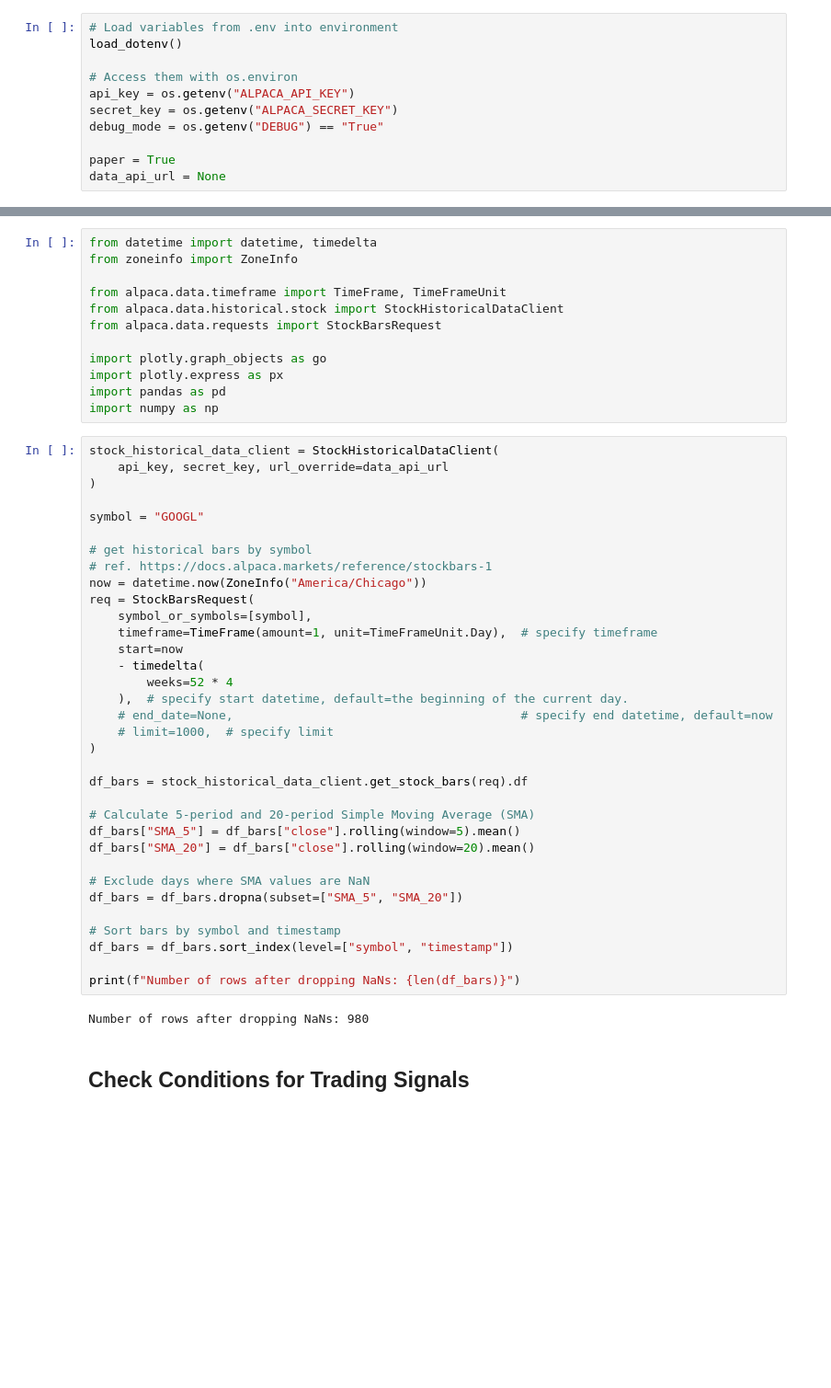
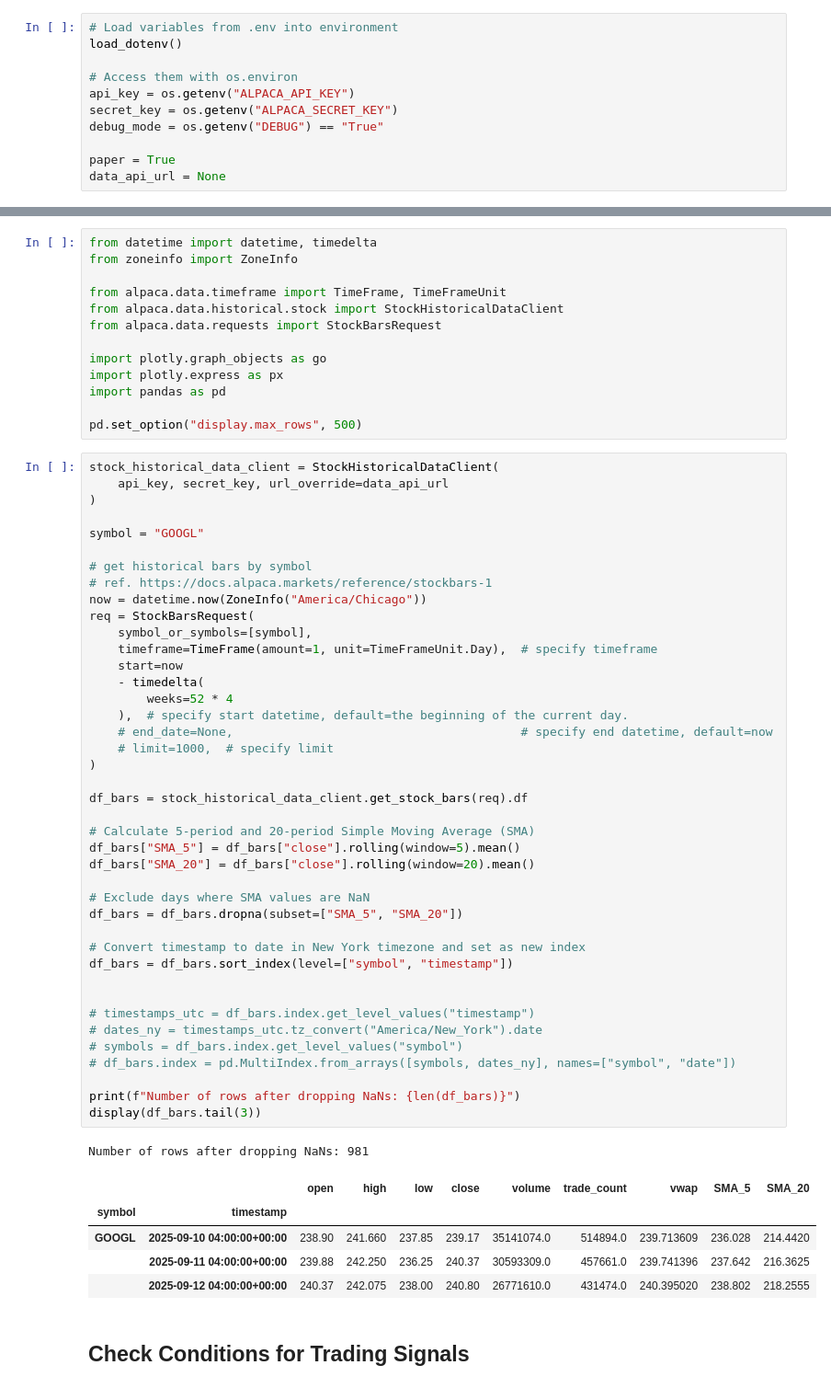
Before and after one commit to subwaymatch/alpaca-market-data-api-example, a Jupyter notebook: historical-data.ipynb, the cells around one changed output, grey strips where cells are left out. Shown at 92% size. Drawn from its saved outputs; the diff is of its cells as text; blank space fills up the shorter version.

```diff
--- a/historical-data.ipynb
+++ b/historical-data.ipynb
@@ -23,7 +25,8 @@ from alpaca.data.requests import StockBarsRequest
 import plotly.graph_objects as go
 import plotly.express as px
 import pandas as pd
-import numpy as np
+
+pd.set_option("display.max_rows", 500)
 # %%
 stock_historical_data_client = StockHistoricalDataClient(
     api_key, secret_key, url_override=data_api_url
@@ -31,35 +34,47 @@ stock_historical_data_client = StockHistoricalDataClient(
 
 symbol = "GOOGL"
 
 # get historical bars by symbol
 # ref. https://docs.alpaca.markets/reference/stockbars-1
 now = datetime.now(ZoneInfo("America/Chicago"))
 req = StockBarsRequest(
     symbol_or_symbols=[symbol],
     timeframe=TimeFrame(amount=1, unit=TimeFrameUnit.Day),  # specify timeframe
     start=now
     - timedelta(
         weeks=52 * 4
     ),  # specify start datetime, default=the beginning of the current day.
     # end_date=None,                                        # specify end datetime, default=now
     # limit=1000,  # specify limit
 )
 
 df_bars = stock_historical_data_client.get_stock_bars(req).df
 
 # Calculate 5-period and 20-period Simple Moving Average (SMA)
 df_bars["SMA_5"] = df_bars["close"].rolling(window=5).mean()
 df_bars["SMA_20"] = df_bars["close"].rolling(window=20).mean()
 
 # Exclude days where SMA values are NaN
 df_bars = df_bars.dropna(subset=["SMA_5", "SMA_20"])
 
-# Sort bars by symbol and timestamp
+# Convert timestamp to date in New York timezone and set as new index
 df_bars = df_bars.sort_index(level=["symbol", "timestamp"])
 
+
+# timestamps_utc = df_bars.index.get_level_values("timestamp")
+# dates_ny = timestamps_utc.tz_convert("America/New_York").date
+# symbols = df_bars.index.get_level_values("symbol")
+# df_bars.index = pd.MultiIndex.from_arrays([symbols, dates_ny], names=["symbol", "date"])
+
 print(f"Number of rows after dropping NaNs: {len(df_bars)}")
+display(df_bars.tail(3))
 # %% [output]
-Number of rows after dropping NaNs: 980
+Number of rows after dropping NaNs: 981
+|  |  | open | high | low | close | volume | trade_count | vwap | SMA_5 | SMA_20 |
+| symbol | timestamp |  |  |  |  |  |  |  |  |  |
+| GOOGL | 2025-09-10 04:00:00+00:00 | 238.90 | 241.660 | 237.85 | 239.17 | 35141074.0 | 514894.0 | 239.713609 | 236.028 | 214.4420 |
+|  | 2025-09-11 04:00:00+00:00 | 239.88 | 242.250 | 236.25 | 240.37 | 30593309.0 | 457661.0 | 239.741396 | 237.642 | 216.3625 |
+|  | 2025-09-12 04:00:00+00:00 | 240.37 | 242.075 | 238.00 | 240.80 | 26771610.0 | 431474.0 | 240.395020 | 238.802 | 218.2555 |
 # %% [markdown]
 ## Check Conditions for Trading Signals
 # %% [markdown]
```
Also changed, not shown: parts of 21 cells of this notebook.
